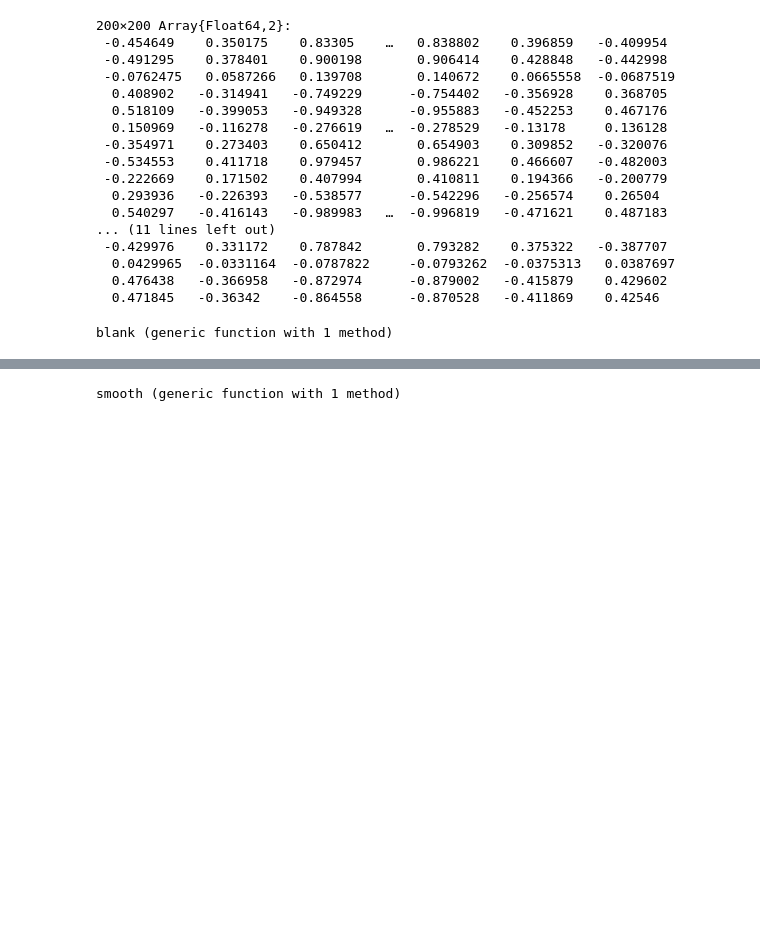
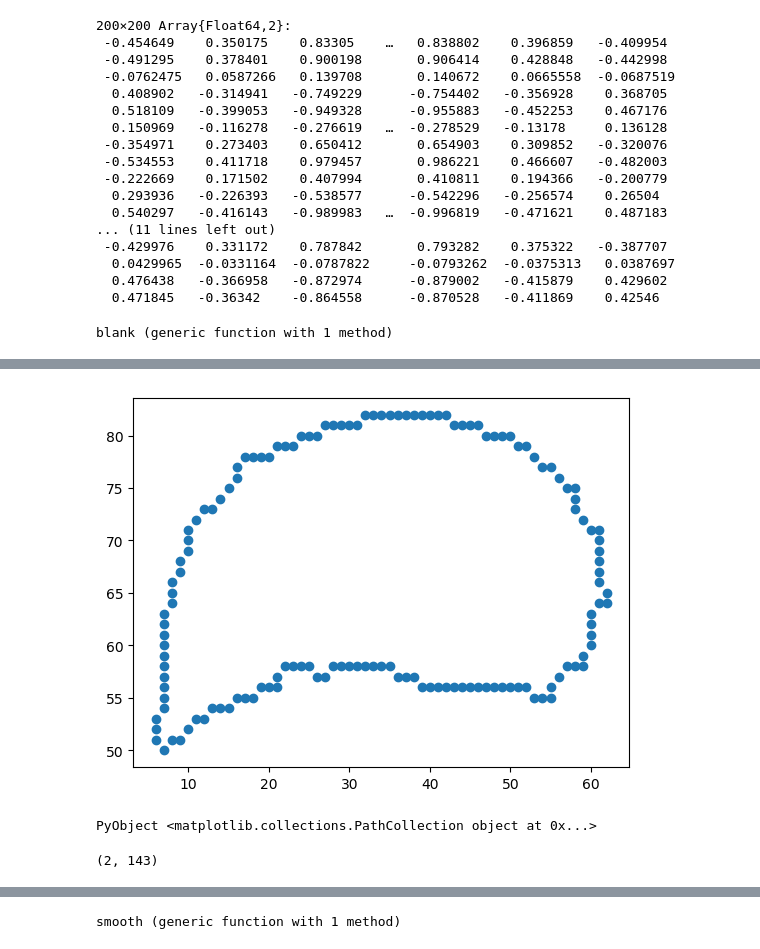
Before and after one commit to bfly123/DIPjulia, a Jupyter notebook: DIP.ipynb, the cells around one changed output, grey strips where cells are left out. Cells and saved outputs as stored; diff of their text form; code cells hidden in the pictures; blank space fills up the shorter version.

```diff
--- a/DIP.ipynb
+++ b/DIP.ipynb
@@ -250,0 +454,2 @@ LoadError: syntax: incomplete: premature end of input
+# %%
+px,py, Ni = smooth_line(Ni, px, py, dx, dy)
@@ -250,0 +460,32 @@ LoadError: syntax: incomplete: premature end of input
+# %%
+function smooth_line(Ni,px,py,dx,dy)
+    none,I = size(Ni)
+    @show I
+    X = zeros(Float64,I+6)
+    Y = zeros(Float64,I+6)
+
+    for i in 1:I
+        X[i+3] = (Ni[1,i]+px[Ni[1,i],Ni[2,i]])
+        Y[i+3] = (Ni[2,i]+py[Ni[1,i],Ni[2,i]])
+    end
+    for i in 1:3
+        X[i] = X[I+i-1]
+        X[I+i+3] = X[i+3-1]
+    end
+
+    #Detect smooth
+   # angle_gradient = zeros(Float64,I)
+
+    Xnew = copy(X)
+    Ynew = copy(Y)
+    @show Xnew
+    for i in 1:I
+        Xnew[i] =1/3*(X[i-1+3] + X[i+3]+ X[i+1+3])
+        Ynew[i] =1/3*(Y[i-1+3] + Y[i+3]+ Y[i+1+3])
+        Ni[1,i] = ifloor(Xnew[i] +0.5)
+        Ni[2,i] = ifloor(Ynew[i] +0.5)
+        px[Ni[1,i],Ni[2,i]] = Xnew[i] - Ni[1,i]
+        py[Ni[1,i],Ni[2,i]] = Ynew[i] - Ni[2,i]
+    end
+    return px,py, Ni
+end
@@ -250,0 +507,2 @@ LoadError: syntax: incomplete: premature end of input
+# %%
+px,py, Ni = smooth_line(Ni, px, py, dx, dy)
@@ -250,0 +513,2 @@ LoadError: syntax: incomplete: premature end of input
+# %%
+Ni = interface_line(px, py, U)
@@ -250,0 +536,9 @@ LoadError: syntax: incomplete: premature end of input
+# %%
+scatter(Ni[1,:],Ni[2,:])
+# %% [output]
+[figure, added]
+PyObject <matplotlib.collections.PathCollection object at 0x...>
+# %%
+none,I = size(Ni)
+# %% [output]
+(2, 143)
```
Also changed, not shown: parts of 28 cells of this notebook, 2 other files.
